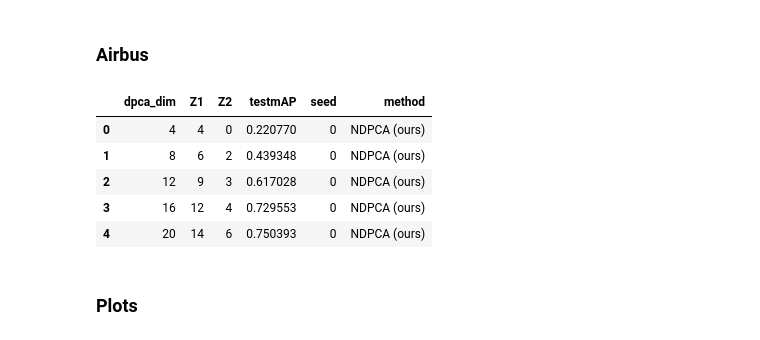
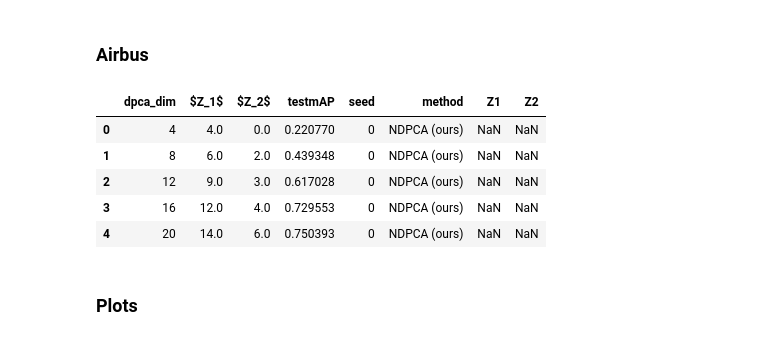
Before and after one commit to UTAustin-SwarmLab/Task-aware-Distributed-Source-Coding, a Jupyter notebook: plots/make_plot.ipynb, the cells around one changed output. Drawn from its saved outputs; the diff is of its cells as text; code cells hidden in the pictures.

```diff
--- a/plots/make_plot.ipynb
+++ b/plots/make_plot.ipynb
@@ -146,7 +146,7 @@ pnp_df_.to_csv('_.csv', index=False)
 # %%
 airbus_df = pd.read_csv('./airbus.csv') # seed 0 ep 349
 airbus_df.drop(columns=['dim of z2 private'], inplace=True)
-airbus_df.rename(columns={"dim of z1 private": "Z1", "dim of z1 share": "Z2"}, inplace=True)
+airbus_df.rename(columns={"dim of z1 private": "$Z_1$", "dim of z1 share": "$Z_2$"}, inplace=True)
 airbus_df = airbus_df[airbus_df['method'] != 'No NDPCA']
 
 JAE_map = [[0.2781, 0.6603, 0.7343, 0.8007]
@@ -154,39 +154,39 @@ JAE_map = [[0.2781, 0.6603, 0.7343, 0.8007]
 ]
 DAE_map = [[0.2087, 0.5329, 0.6188, 0.6531]
           ,[0.1453, 0.5617, 0.5843, 0.6338]
 ]
 
 # 0.6434 0.7866
 # Sep_map = [[0, 0, 0, X]
 # 		  ,[0, 0, 0, X]
 # ]
 
 ### ablation study
 # NoPCA_map = [[] X
 	     		# X
 # ]
 
 AE_Zs = [4, 12, 20, 40]
 
 for z_ind, z in enumerate(AE_Zs):
 	for seed in range(len(JAE_map)):
 		airbus_df = airbus_df.append({'dpca_dim': z, 'Z1': z, 'Z2': 0 ,'testmAP': DAE_map[seed][z_ind], 'method': 'DAE', 'seed': seed}, ignore_index=True)
 		airbus_df = airbus_df.append({'dpca_dim': z, 'Z1': z, 'Z2': 0 ,'testmAP': JAE_map[seed][z_ind], 'method': 'JAE', 'seed': seed}, ignore_index=True)
 
 
 for z in np.arange(4, 41, 4): ### latent dim
 	airbus_df = airbus_df.append({'dpca_dim': z, 'Z1': z, 'Z2': 0 ,'testmAP': 0, 'method': 'Task-agnostic NDPCA', 'seed': 0}, ignore_index=True)
 	airbus_df = airbus_df.append({'dpca_dim': z, 'Z1': z, 'Z2': 0 ,'testmAP': 0, 'method': 'Task-agnostic NDPCA', 'seed': 1}, ignore_index=True)
 	airbus_df = airbus_df.append({'dpca_dim': z, 'Z1': z, 'Z2': 0 ,'testmAP': 0.83, 'method': 'Uncompressed', 'seed': 0}, ignore_index=True)
 
 airbus_df.head()
 # %% [output]
-|  | dpca_dim | Z1 | Z2 | testmAP | seed | method |
-| 0 | 4 | 4 | 0 | 0.220770 | 0 | NDPCA (ours) |
-| 1 | 8 | 6 | 2 | 0.439348 | 0 | NDPCA (ours) |
-| 2 | 12 | 9 | 3 | 0.617028 | 0 | NDPCA (ours) |
-| 3 | 16 | 12 | 4 | 0.729553 | 0 | NDPCA (ours) |
-| 4 | 20 | 14 | 6 | 0.750393 | 0 | NDPCA (ours) |
+|  | dpca_dim | $Z_1$ | $Z_2$ | testmAP | seed | method | Z1 | Z2 |
+| 0 | 4 | 4.0 | 0.0 | 0.220770 | 0 | NDPCA (ours) | NaN | NaN |
+| 1 | 8 | 6.0 | 2.0 | 0.439348 | 0 | NDPCA (ours) | NaN | NaN |
+| 2 | 12 | 9.0 | 3.0 | 0.617028 | 0 | NDPCA (ours) | NaN | NaN |
+| 3 | 16 | 12.0 | 4.0 | 0.729553 | 0 | NDPCA (ours) | NaN | NaN |
+| 4 | 20 | 14.0 | 6.0 | 0.750393 | 0 | NDPCA (ours) | NaN | NaN |
 # %% [markdown]
 ### Plots
 # %%
```
Also changed, not shown: parts of 1 cell of this notebook, 7 other files.
